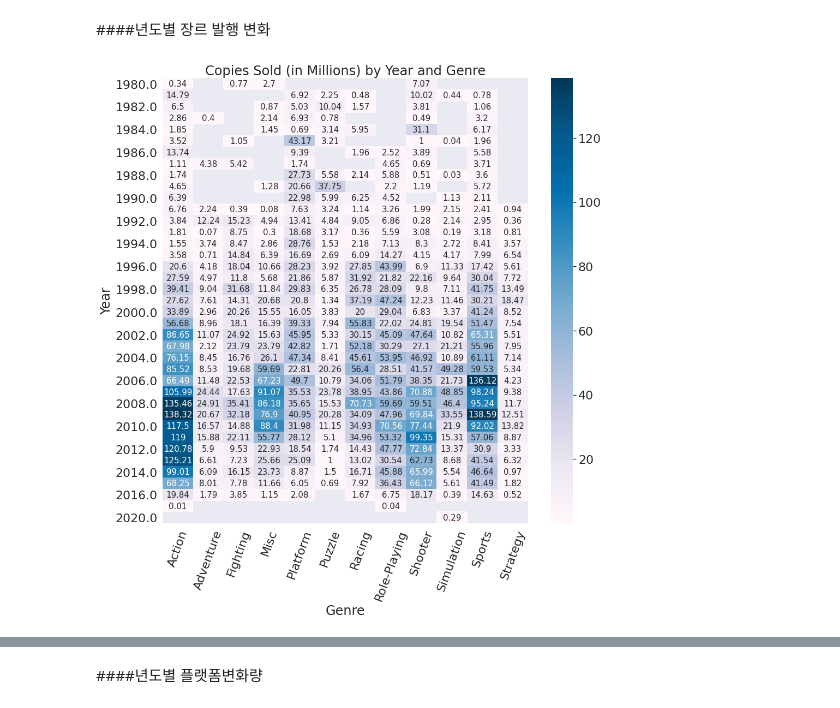
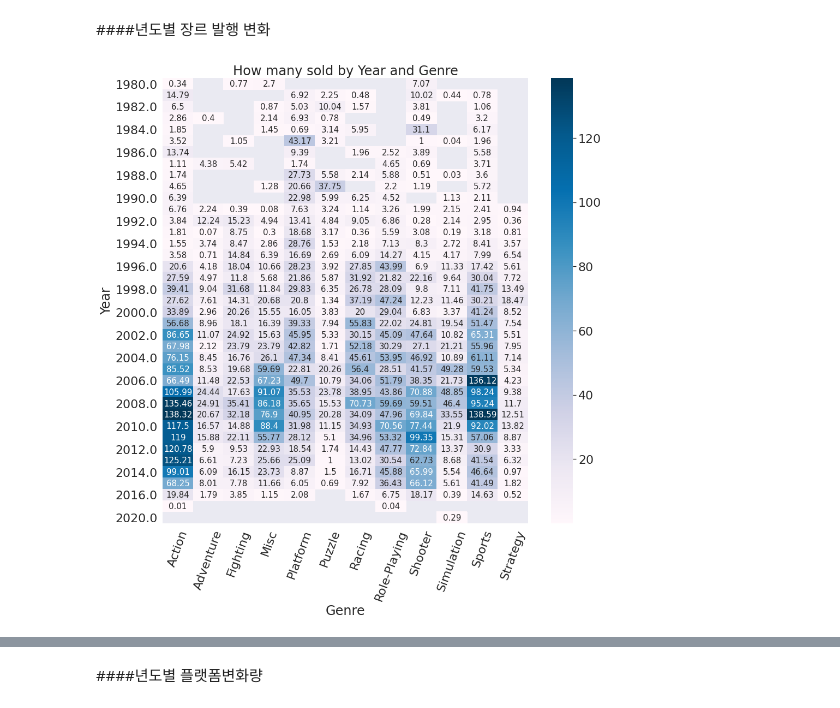
Before and after one commit to syh0397/codestates-AI-bootcamp-1, a Jupyter notebook: Untitled0.ipynb, the cells around one changed output, grey strips where cells are left out. Cells and saved outputs as stored; diff of their text form; code cells hidden in the pictures.

```diff
--- a/Untitled0.ipynb
+++ b/Untitled0.ipynb
@@ -465,13 +465,13 @@ plt.show();
 # %%
 genre_year_table = pd.pivot_table(data[data['Year'] <= 2020.0], values = ['overall_sales'], index = ['Year'], columns = ['Genre'], aggfunc = 'sum')
 
 plt.figure(figsize=(15,15))
 sns.heatmap(genre_year_table['overall_sales'], annot = True, annot_kws = {"size": 15}, fmt = 'g', cmap = "PuBu")
 plt.xticks(rotation = 70)
-plt.title('Copies Sold (in Millions) by Year and Genre')
+plt.title('How many sold by Year and Genre')
 plt.xlabel('Genre')
 plt.ylabel('Year')
 plt.show()
 # %% [output]
-[figure, old version]
+[figure, new version]
 # %% [markdown]
```
Also changed, not shown: parts of 29 cells of this notebook.
